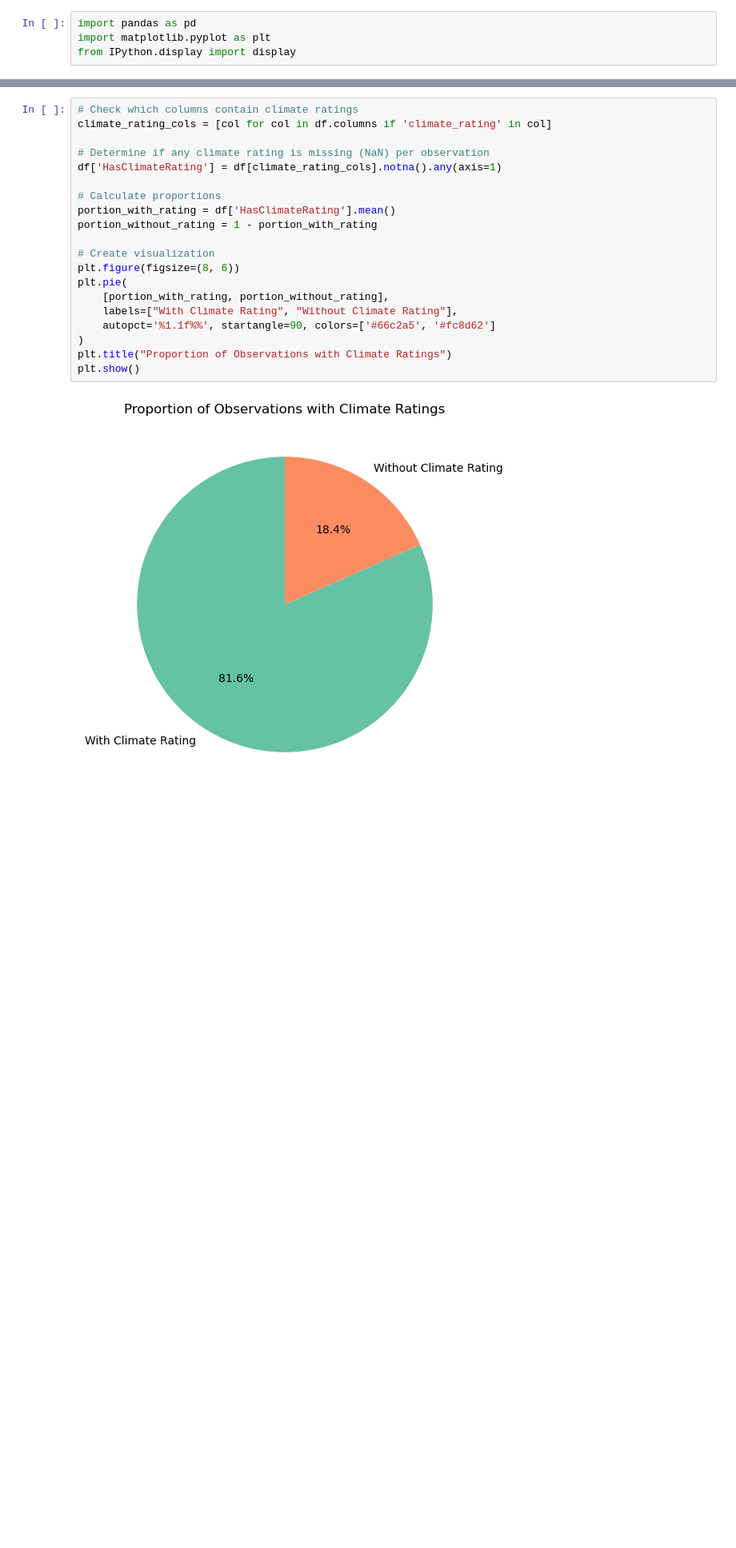
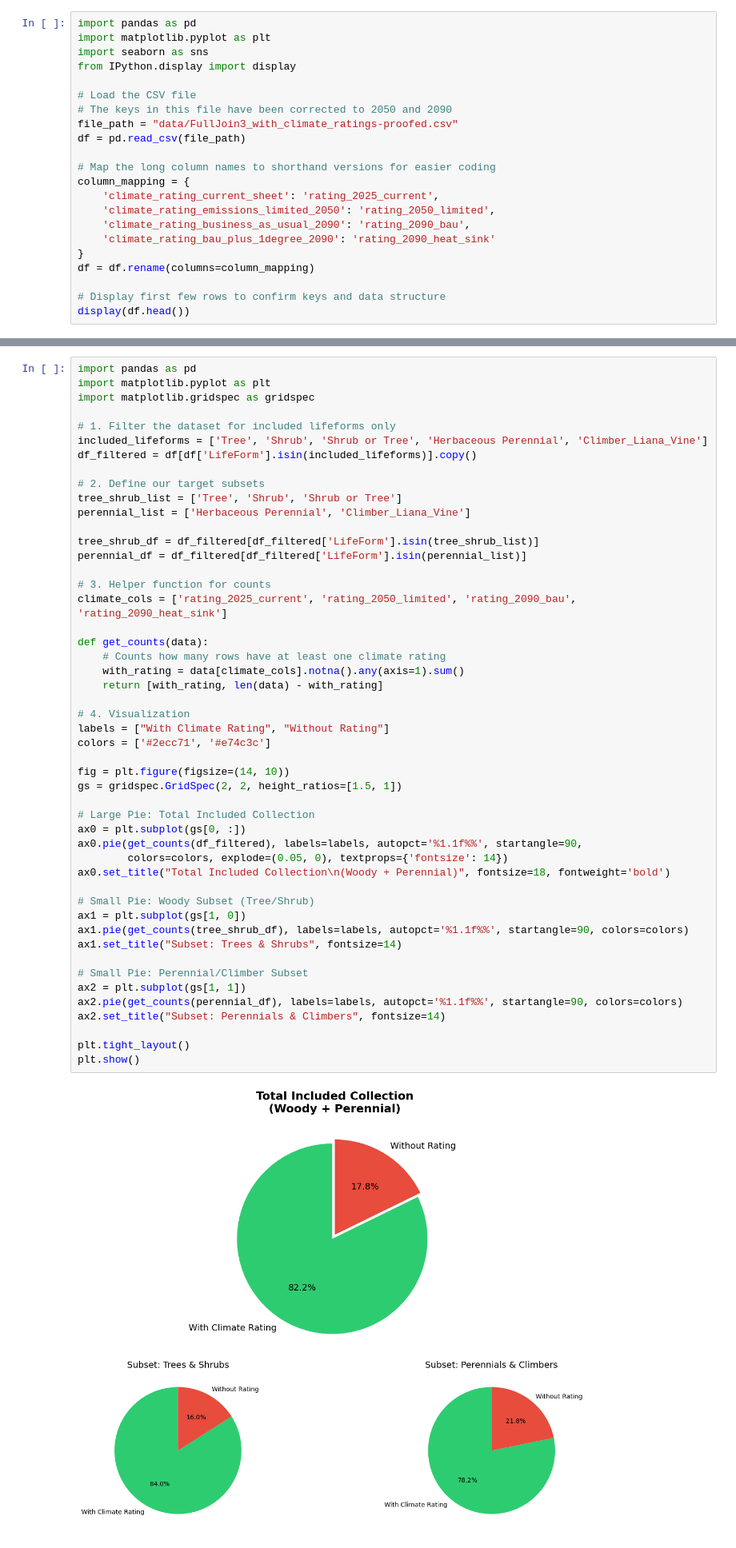
Before and after one commit to Kkubeck/CAT_analysis, a Jupyter notebook: Joined_EDA.ipynb, the cells around one changed output, grey strips where cells are left out. Shown at 80% size. Saved outputs shown, nothing was run; the diff lists cells and outputs as text; blank space fills up the shorter version.

```diff
--- a/Joined_EDA.ipynb
+++ b/Joined_EDA.ipynb
@@ -1,4 +1,22 @@
 # %%
 import pandas as pd
 import matplotlib.pyplot as plt
+import seaborn as sns
 from IPython.display import display
+
+# Load the CSV file
+# The keys in this file have been corrected to 2050 and 2090
+file_path = "data/FullJoin3_with_climate_ratings-proofed.csv"
+df = pd.read_csv(file_path)
+
+# Map the long column names to shorthand versions for easier coding
+column_mapping = {
+    'climate_rating_current_sheet': 'rating_2025_current',
+    'climate_rating_emissions_limited_2050': 'rating_2050_limited',
+    'climate_rating_business_as_usual_2090': 'rating_2090_bau',
+    'climate_rating_bau_plus_1degree_2090': 'rating_2090_heat_sink'
+}
+df = df.rename(columns=column_mapping)
+
+# Display first few rows to confirm keys and data structure
+display(df.head())
@@ -20,22 +31,51 @@ display(df.head())
 # %%
-# Check which columns contain climate ratings
-climate_rating_cols = [col for col in df.columns if 'climate_rating' in col]
+import pandas as pd
+import matplotlib.pyplot as plt
+import matplotlib.gridspec as gridspec
 
-# Determine if any climate rating is missing (NaN) per observation
-df['HasClimateRating'] = df[climate_rating_cols].notna().any(axis=1)
+# 1. Filter the dataset for included lifeforms only
+included_lifeforms = ['Tree', 'Shrub', 'Shrub or Tree', 'Herbaceous Perennial', 'Climber_Liana_Vine']
+df_filtered = df[df['LifeForm'].isin(included_lifeforms)].copy()
 
-# Calculate proportions
-portion_with_rating = df['HasClimateRating'].mean()
-portion_without_rating = 1 - portion_with_rating
+# 2. Define our target subsets
+tree_shrub_list = ['Tree', 'Shrub', 'Shrub or Tree']
+perennial_list = ['Herbaceous Perennial', 'Climber_Liana_Vine']
 
-# Create visualization
-plt.figure(figsize=(8, 6))
-plt.pie(
-    [portion_with_rating, portion_without_rating],
-    labels=["With Climate Rating", "Without Climate Rating"],
-    autopct='%1.1f%%', startangle=90, colors=['#66c2a5', '#fc8d62']
-)
-plt.title("Proportion of Observations with Climate Ratings")
+tree_shrub_df = df_filtered[df_filtered['LifeForm'].isin(tree_shrub_list)]
+perennial_df = df_filtered[df_filtered['LifeForm'].isin(perennial_list)]
+
+# 3. Helper function for counts
+climate_cols = ['rating_2025_current', 'rating_2050_limited', 'rating_2090_bau', 'rating_2090_heat_sink']
+
+def get_counts(data):
+    # Counts how many rows have at least one climate rating
+    with_rating = data[climate_cols].notna().any(axis=1).sum()
+    return [with_rating, len(data) - with_rating]
+
+# 4. Visualization
+labels = ["With Climate Rating", "Without Rating"]
+colors = ['#2ecc71', '#e74c3c']
+
+fig = plt.figure(figsize=(14, 10))
+gs = gridspec.GridSpec(2, 2, height_ratios=[1.5, 1])
+
+# Large Pie: Total Included Collection
+ax0 = plt.subplot(gs[0, :])
+ax0.pie(get_counts(df_filtered), labels=labels, autopct='%1.1f%%', startangle=90,
+        colors=colors, explode=(0.05, 0), textprops={'fontsize': 14})
+ax0.set_title("Total Included Collection\n(Woody + Perennial)", fontsize=18, fontweight='bold')
+
+# Small Pie: Woody Subset (Tree/Shrub)
+ax1 = plt.subplot(gs[1, 0])
+ax1.pie(get_counts(tree_shrub_df), labels=labels, autopct='%1.1f%%', startangle=90, colors=colors)
+ax1.set_title("Subset: Trees & Shrubs", fontsize=14)
+
+# Small Pie: Perennial/Climber Subset
+ax2 = plt.subplot(gs[1, 1])
+ax2.pie(get_counts(perennial_df), labels=labels, autopct='%1.1f%%', startangle=90, colors=colors)
+ax2.set_title("Subset: Perennials & Climbers", fontsize=14)
+
+plt.tight_layout()
 plt.show()
 # %% [output]
-[figure, old version]
+[figure, new version]
```
Also changed, not shown: parts of 8 cells of this notebook, 1 other file.
